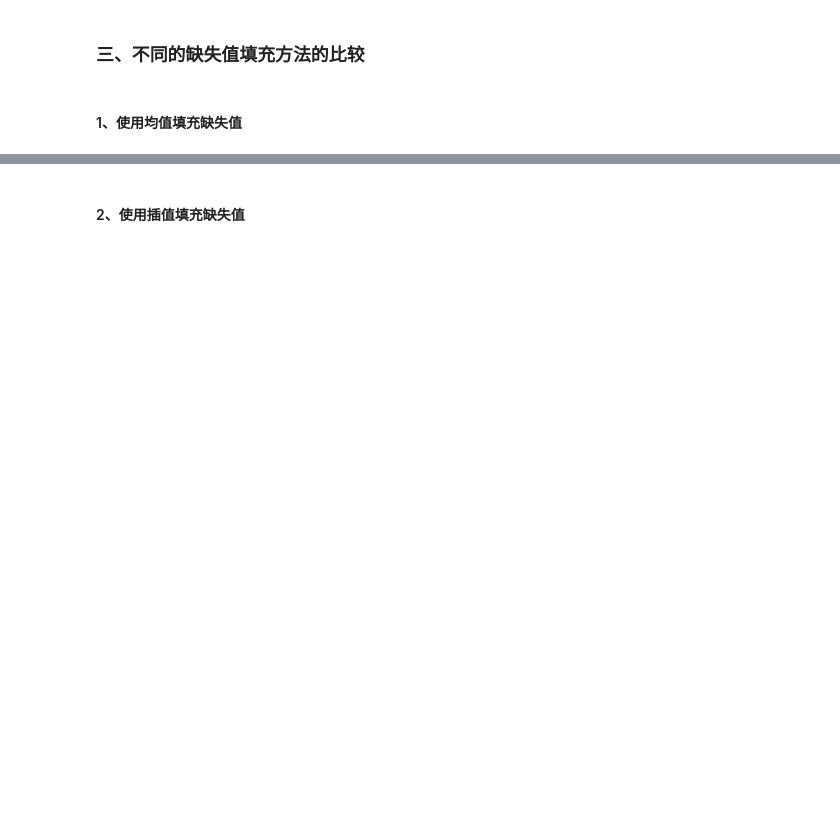
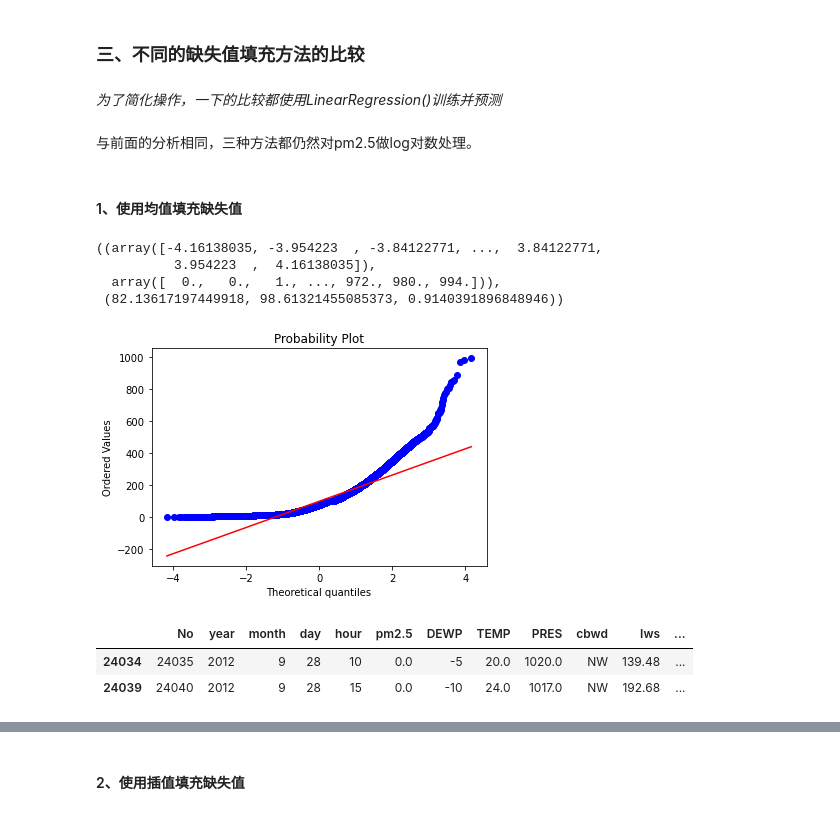
Before and after one commit to Lynchrocket/2022Spring-MA234-Intro_to_Big_Data_Analysis, a Jupyter notebook: project.ipynb, the cells around one changed output, grey strips where cells are left out. Saved outputs shown, nothing was run; the diff lists cells and outputs as text; code cells hidden in the pictures; blank space fills up the shorter version.

```diff
--- a/project.ipynb
+++ b/project.ipynb
@@ -295,8 +340,27 @@ plt.show()
 # print(grid.best_params_, grid.best_score_)
 # %% [markdown]
 ### 三、不同的缺失值填充方法的比较
+# %% [markdown]
+*为了简化操作，一下的比较都使用LinearRegression()训练并预测*
+# %% [markdown]
+与前面的分析相同，三种方法都仍然对pm2.5做log对数处理。
 # %% [markdown]
 #### 1、使用均值填充缺失值
 # %%
 mean_fill_df = PRSA_df
 mean_fill_df['pm2.5'] = mean_fill_df['pm2.5'].fillna(mean_fill_df['pm2.5'].mean())
+
+plt.figure()
+stats.probplot(mean_fill_df['pm2.5'], plot=plt)
+# %% [output]
+((array([-4.16138035, -3.954223  , -3.84122771, ...,  3.84122771,
+          3.954223  ,  4.16138035]),
+  array([  0.,   0.,   1., ..., 972., 980., 994.])),
+ (82.13617197449918, 98.61321455085373, 0.9140391896848946))
+[figure, added]
+# %%
+mean_fill_df[mean_fill_df['pm2.5'] == 0]
+# %% [output]
+|  | No | year | month | day | hour | pm2.5 | DEWP | TEMP | PRES | cbwd | Iws | ... |
+| 24034 | 24035 | 2012 | 9 | 28 | 10 | 0.0 | -5 | 20.0 | 1020.0 | NW | 139.48 | ... |
+| 24039 | 24040 | 2012 | 9 | 28 | 15 | 0.0 | -10 | 24.0 | 1017.0 | NW | 192.68 | ... |
```
Also changed, not shown: parts of 38 cells of this notebook.
